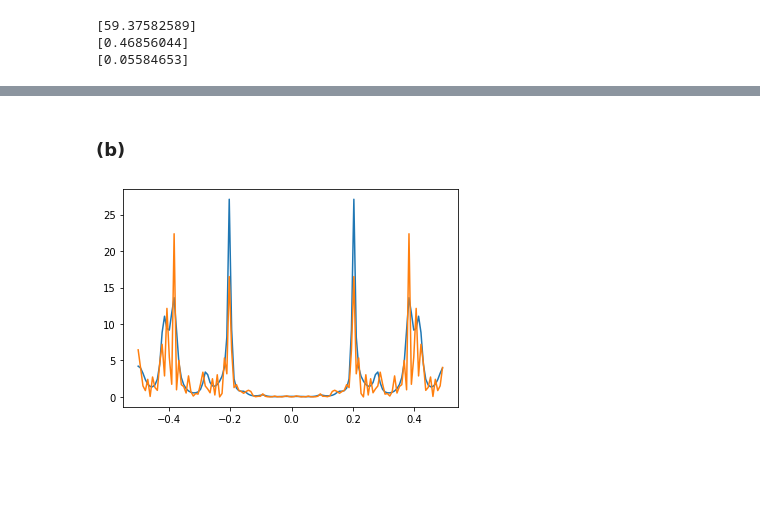
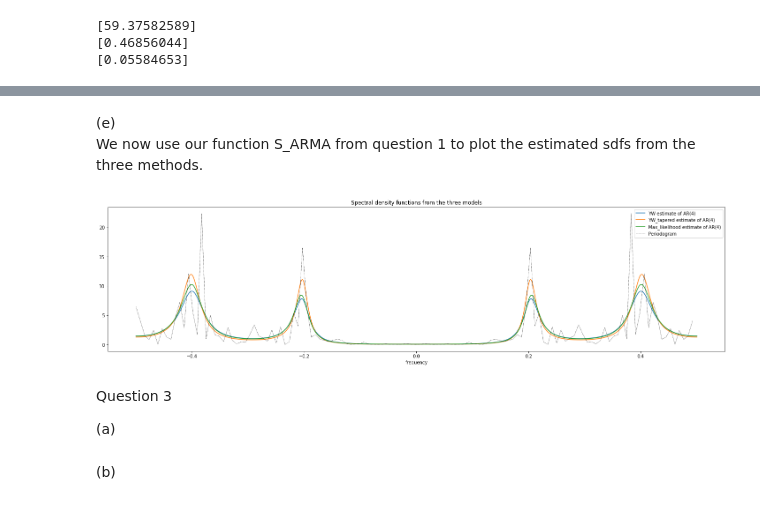
Before and after one commit to ivankirev13/Fitting-and-Forecasting-Autoregressive-Moving-Average-Processes, a Jupyter notebook: Time Series Analysis Coursework.ipynb, the cells around one changed output, grey strips where cells are left out. Saved outputs shown, nothing was run; the diff lists cells and outputs as text; code cells hidden in the pictures; blank space fills up the shorter version.

```diff
--- a/Time Series Analysis Coursework.ipynb
+++ b/Time Series Analysis Coursework.ipynb
@@ -275,0 +428,24 @@ plt.show()
+# %%
+def max_likelihood(X,p):
+    """Input:
+    X: Time series data
+    p: parameter of the AR(p) model
+    Output:
+    phis: estimated parameters [phi_{1,p}, ..., phi_{p,p}] using the maximum likelihood mehtod
+    sigma2: estimated variance of the white noise."""
+
+    N = len(X)
+
+
+    F = []
+    for i in range(N-p):
+        F.append(np.flip([X[j] for j in range(i,i+p)]))
+
+    X = X[p:]
+
+    #phis = np.dot(np.dot(np.linalg.inv(np.dot(np.transpose(F),F)), np.transpose(F)), X)
+    phis = np.linalg.inv(np.transpose(F)@F)@np.transpose(F)@X
+
+    sigma2 = np.dot(np.transpose(X - np.dot(F, phis)), (X - np.dot(F, phis)))/(N-p)
+
+    return phis, sigma2
@@ -276,2 +567,29 @@ plt.show()
+# %% [markdown]
+(e)\
+We now use our function S_ARMA from question 1 to plot the estimated sdfs from the three methods.
+# %%
+f = np.arange(-N/2, N/2)/N  # shifter Fourier frequencies
+t = np.linspace(-1/2, 1/2, 1000)
+p = 4
+
+plt.figure(figsize=(25, 6))
+
+# plot the three estimated sdfs using S_ARMA
+plt.plot(t, S_ARMA(t, YW(data, p)[0], [], YW(data, p)[1]), label = f"YW estimate of AR({p})")
+plt.plot(t, S_ARMA(t, YW_tapered(data, p)[0], [], YW_tapered(data, p)[1]), label = f"YW_tapered estimate of AR({p})")
+plt.plot(t, S_ARMA(t, max_likelihood(data, p)[0], [], max_likelihood(data, p)[1]), label = f"Max_likelihood estimate of AR({p})")
+
+# we also plot the periodogram for reference
+plt.plot(f, fftshift(periodogram(data)), "k--", linewidth = 0.5, label = "Periodogram")
+plt.title("Spectral density functions from the three models")
+plt.xlabel("frequency")
+plt.legend()
+plt.show()
+# %% [output]
+[figure, added]
+# %% [markdown]
+Question 3
+
+(a)
 # %% [markdown]
-### (b)
+(b)
@@ -298,12 +595,0 @@ def YW(X, p):
-# %%
-
-t = np.arange(-N/2, N/2)/N
-q = fftshift(periodogram(data))
-f = np.linspace(-1/2, 1/2, 1000)
-plt.plot(t, S_ARMA(t, YW(data, 20)[0], [], 1))
-
-
-plt.plot(t,q)
-plt.show()
-# %% [output]
-[figure, removed]
```
Also changed, not shown: parts of 39 cells of this notebook.
